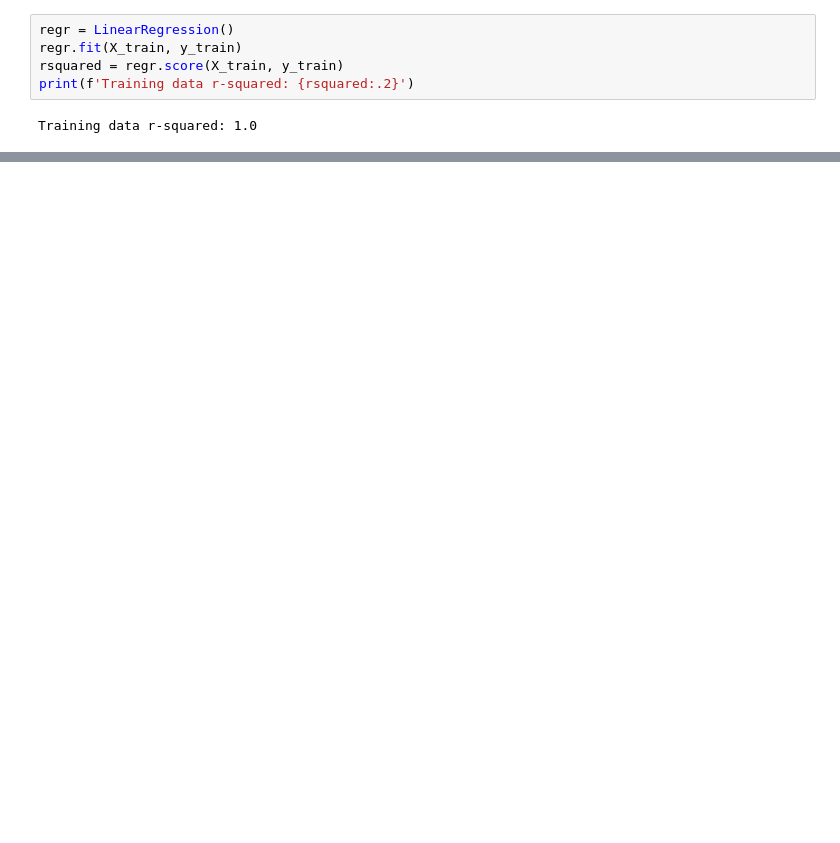
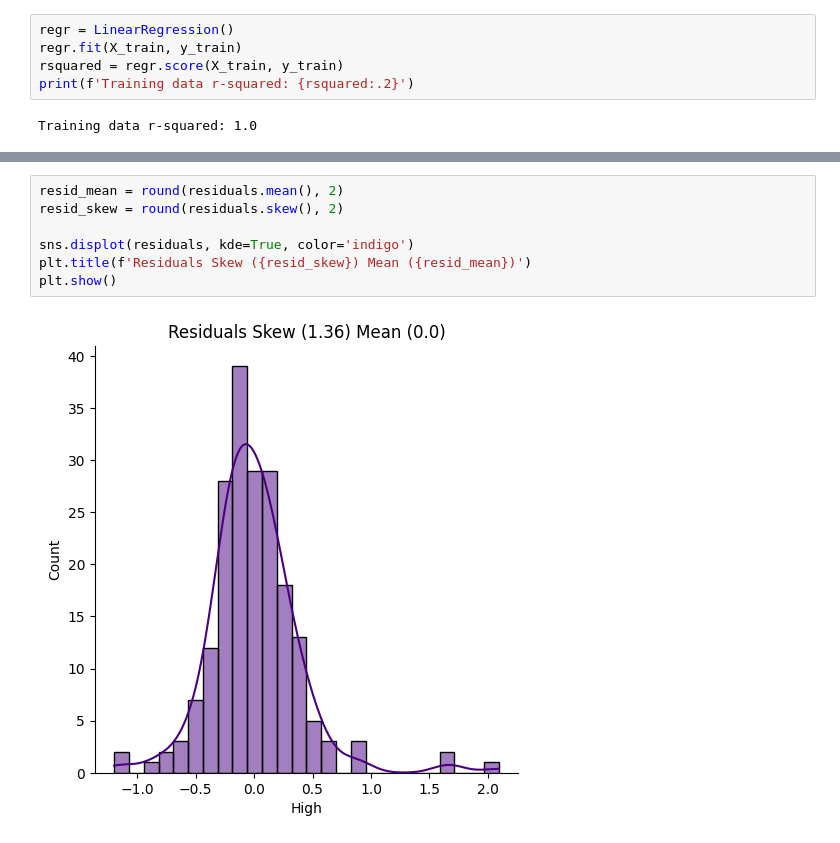
Before and after one commit to Jeff-Nibbs/stock_market_guesser, a Jupyter notebook: stock_reader.ipynb, the cells around one changed output, grey strips where cells are left out. Cells and saved outputs as stored; diff of their text form; blank space fills up the shorter version.

```diff
--- a/stock_reader.ipynb
+++ b/stock_reader.ipynb
@@ -112,0 +143,9 @@ regr_coef
+# %%
+resid_mean = round(residuals.mean(), 2)
+resid_skew = round(residuals.skew(), 2)
+
+sns.displot(residuals, kde=True, color='indigo')
+plt.title(f'Residuals Skew ({resid_skew}) Mean ({resid_mean})')
+plt.show()
+# %% [output]
+[figure, added]
```
Also changed, not shown: parts of 16 cells of this notebook.
